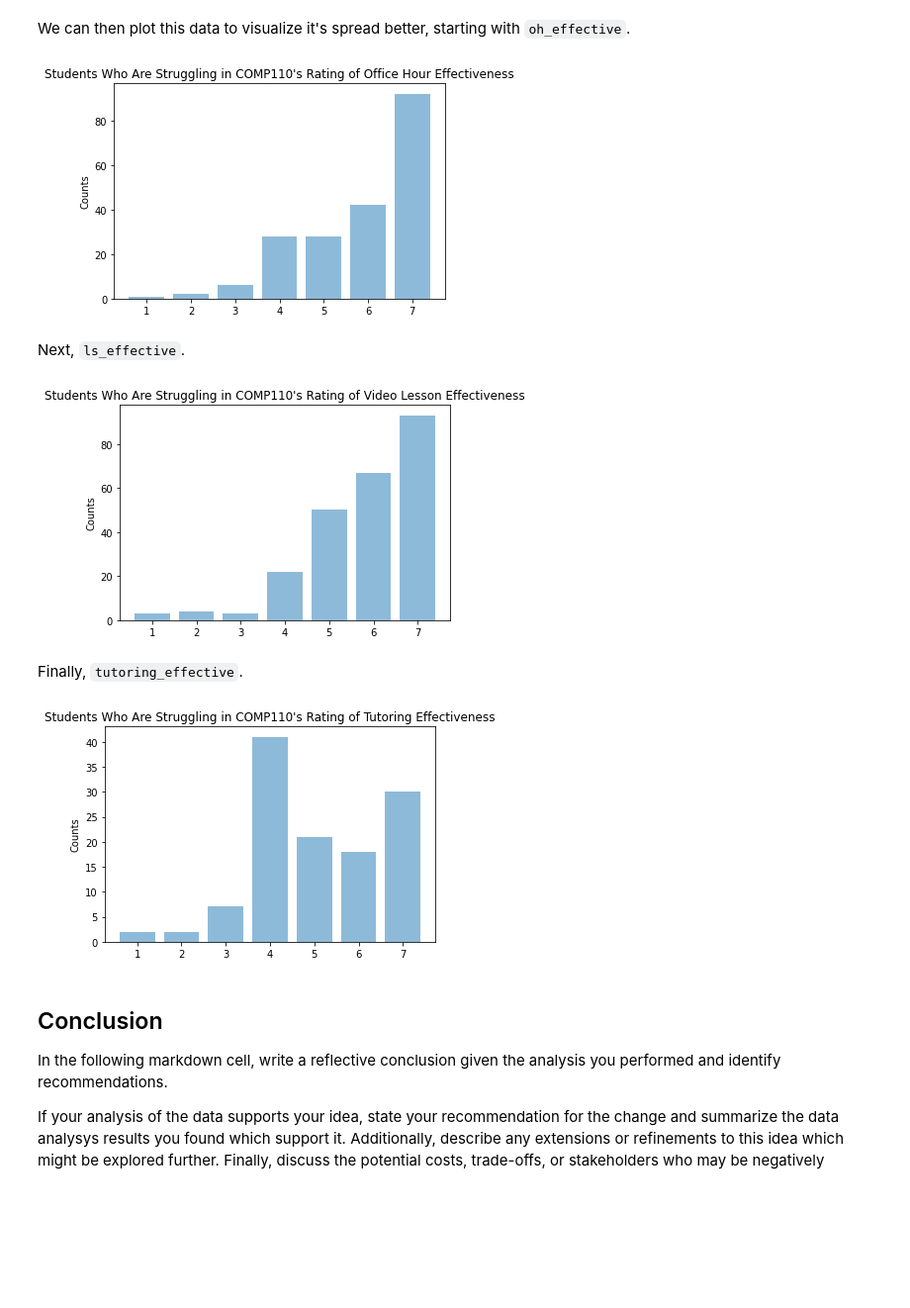
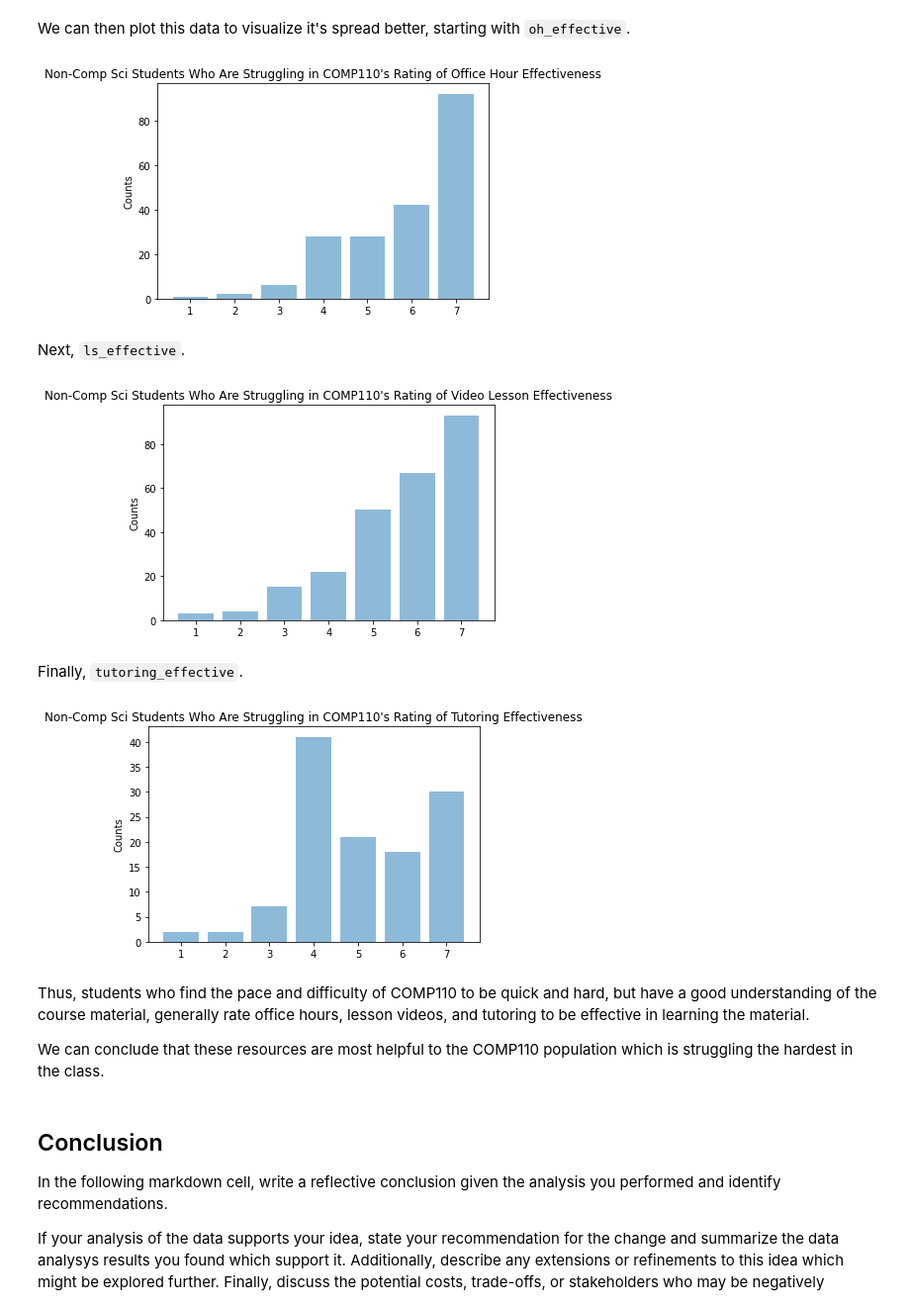
Before and after one commit to mnk48/comp110-22s-workspace, a Jupyter notebook: exercises/ex08/analysis.ipynb, the cells around one changed output. Shown: that part at 99% size. Saved outputs shown, nothing was run; the diff lists cells and outputs as text; code cells hidden in the pictures; blank space fills up the shorter version.

```diff
--- a/exercises/ex08/analysis.ipynb
+++ b/exercises/ex08/analysis.ipynb
@@ -326,31 +336,31 @@ We can then plot this data to visualize it's spread better, starting with `oh_ef
 # %%
 labels = ['1', '2', '3', '4', '5', '6', '7']
 y_pos = [0, 1, 2, 3, 4, 5, 6]
 counts = [1, 2, 6, 28, 28, 42, 92]
 
 plt.bar(y_pos, counts, align='center', alpha=0.5)
 plt.xticks(y_pos, labels)
 plt.ylabel('Counts')
-plt.title("Students Who Are Struggling in COMP110's Rating of Office Hour Effectiveness")
+plt.title("Non-Comp Sci Students Who Are Struggling in COMP110's Rating of Office Hour Effectiveness")
 
 plt.show()
 # %% [output]
-[figure, old version]
+[figure, new version]
 # %% [markdown]
 Next, `ls_effective`.
 # %%
 labels = ['1', '2', '3', '4', '5', '6', '7']
 y_pos = [0, 1, 2, 3, 4, 5, 6]
-counts = [3, 4, 3, 22, 50, 67, 93]
+counts = [3, 4, 15, 22, 50, 67, 93]
 
 plt.bar(y_pos, counts, align='center', alpha=0.5)
 plt.xticks(y_pos, labels)
 plt.ylabel('Counts')
-plt.title("Students Who Are Struggling in COMP110's Rating of Video Lesson Effectiveness")
+plt.title("Non-Comp Sci Students Who Are Struggling in COMP110's Rating of Video Lesson Effectiveness")
 
 plt.show()
 # %% [output]
-[figure, old version]
+[figure, new version]
 # %% [markdown]
 Finally, `tutoring_effective`.
 # %%
@@ -361,11 +371,15 @@ counts = [2, 2, 7, 41, 21, 18, 30]
 plt.bar(y_pos, counts, align='center', alpha=0.5)
 plt.xticks(y_pos, labels)
 plt.ylabel('Counts')
-plt.title("Students Who Are Struggling in COMP110's Rating of Tutoring Effectiveness")
+plt.title("Non-Comp Sci Students Who Are Struggling in COMP110's Rating of Tutoring Effectiveness")
 
 plt.show()
 # %% [output]
-[figure, old version]
+[figure, new version]
+# %% [markdown]
+Thus, students who find the pace and difficulty of COMP110 to be quick and hard, but have a good understanding of the course material, generally rate office hours, lesson videos, and tutoring to be effective in learning the material.
+
+We can conclude that these resources are most helpful to the COMP110 population which is struggling the hardest in the class.
 # %% [markdown]
 ## Conclusion
 
```
Also changed, not shown: parts of 13 cells of this notebook, 1 other file.
